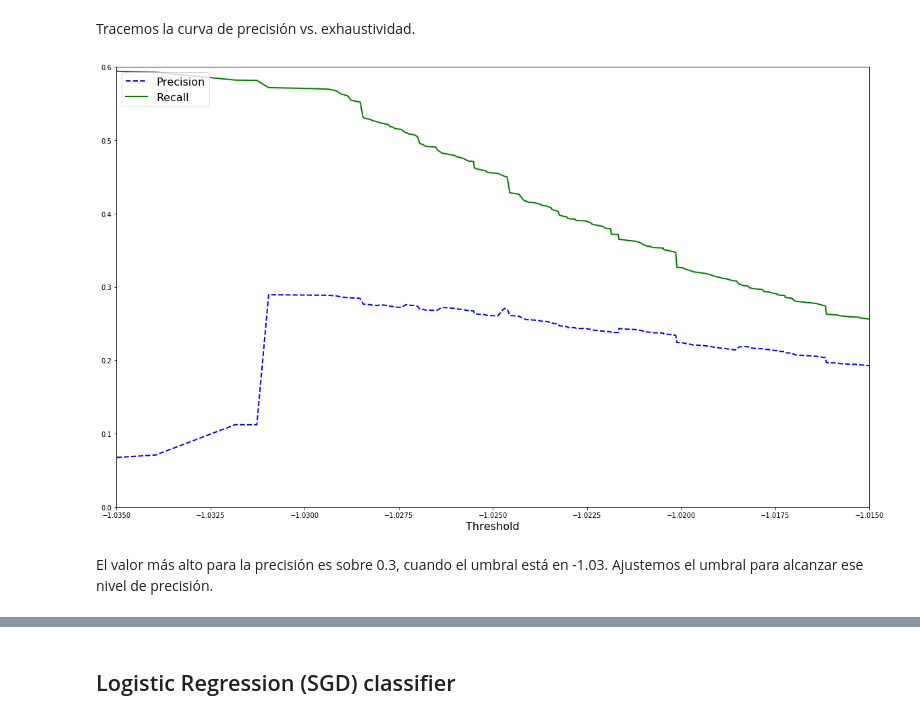
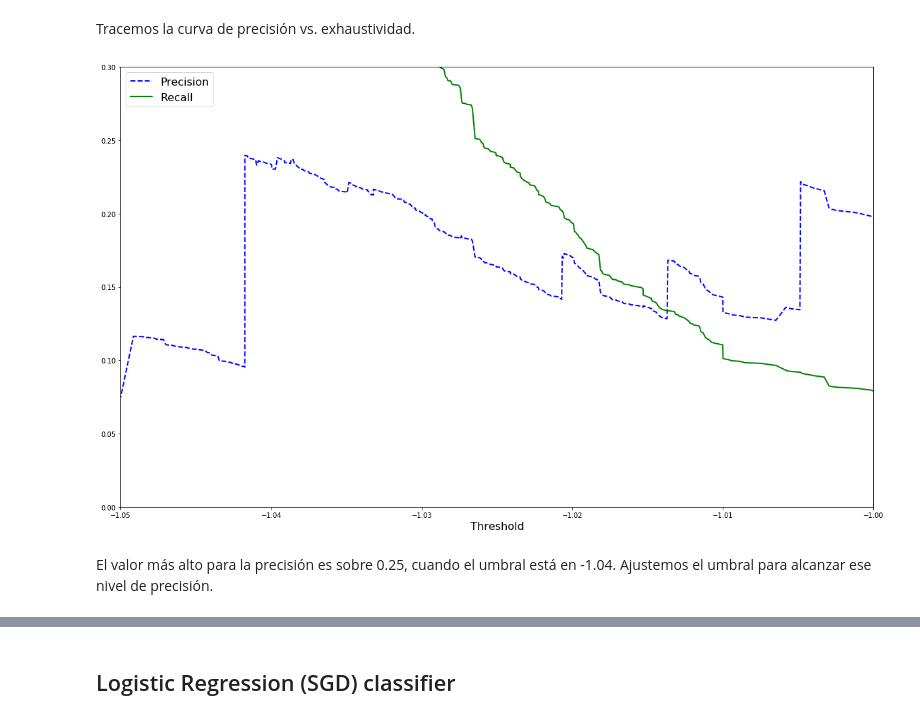
Before and after one commit to alejandro-g-m/DetExt, a Jupyter notebook: DNS_Attacks_Detection_SmallFV.ipynb, the cells around one changed output, grey strips where cells are left out. Saved outputs shown, nothing was run; the diff lists cells and outputs as text; code cells hidden in the pictures.

```diff
--- a/DNS_Attacks_Detection_SmallFV.ipynb
+++ b/DNS_Attacks_Detection_SmallFV.ipynb
@@ -260,11 +258,11 @@ precisions, recalls, thresholds = precision_recall_curve(labels, labels_scores)
 # %%
 plt.figure(figsize=(20, 12))
 plot_precision_recall_vs_threshold(precisions, recalls, thresholds)
-plt.xlim([-1.035, -1.015])
-plt.ylim([0, 0.6])
+plt.xlim([-1.05, -1])
+plt.ylim([0, 0.3])
 plt.show()
 # %% [output]
-[figure, old version]
+[figure, new version]
 # %% [markdown]
-El valor más alto para la precisión es sobre 0.3, cuando el umbral está en -1.03. Ajustemos el umbral para alcanzar ese nivel de precisión.
+El valor más alto para la precisión es sobre 0.25, cuando el umbral está en -1.04. Ajustemos el umbral para alcanzar ese nivel de precisión.
 # %%
```
Also changed, not shown: parts of 15 cells of this notebook, 1 other file.
